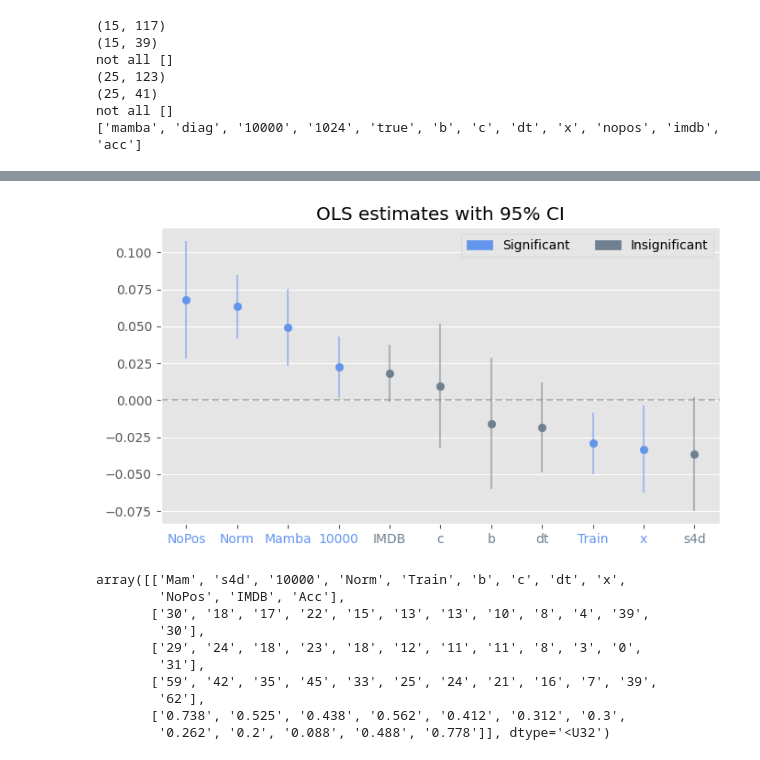
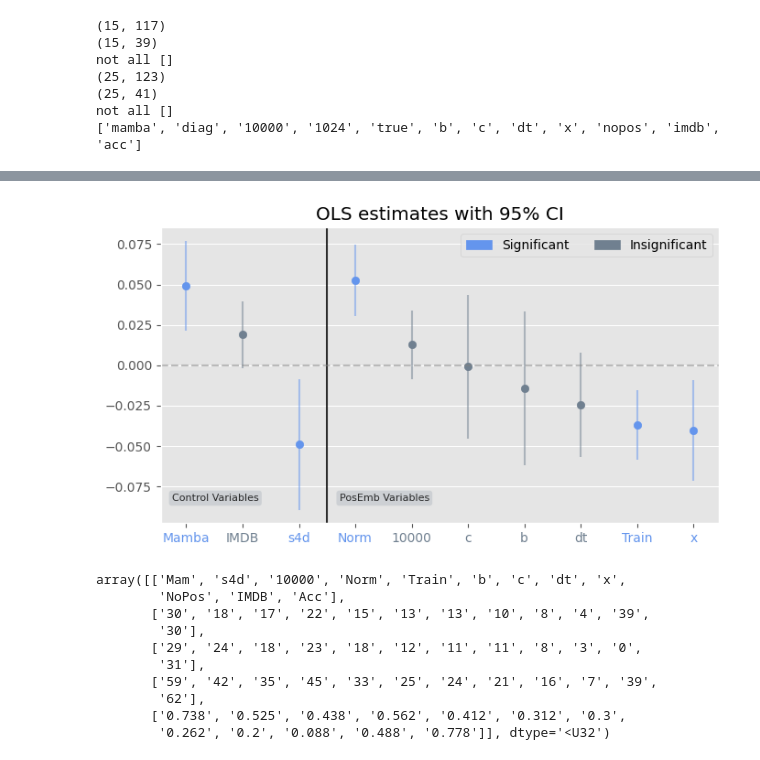
Before and after one commit to KarlUlbaek/Deep-Learning-with-State-Spaces-for-Efficient-Sequence-Modeling, a Jupyter notebook: code/src/s4_playground/plotting/pos_emb.ipynb, the cells around one changed output, grey strips where cells are left out. Saved outputs shown, nothing was run; the diff lists cells and outputs as text; code cells hidden in the pictures.

```diff
--- a/code/src/s4_playground/plotting/pos_emb.ipynb
+++ b/code/src/s4_playground/plotting/pos_emb.ipynb
@@ -120,12 +120,23 @@ not all []
 ['mamba', 'diag', '10000', '1024', 'true', 'b', 'c', 'dt', 'x', 'nopos', 'imdb', 'acc']
 # %%
 #print(list(zip(all_vars, imdb_ols_data.mean(axis=0))))
-print(all_vars)
+
+imdb_ols_data, all_vars = OSL_data_old(path="data/exp2/IMDBtoken_pos2_val_OLD.csv")
+cifar10_ols_data, _ = OSL_data_old(path = "data/exp2/CIFAR10cons_pos2_val_OLD.csv")
+
+
 print("cifar", cifar10_ols_data.mean(axis=0).round(2))
 print("imdb", imdb_ols_data.mean(axis=0).round(2))
 combined = np.vstack((cifar10_ols_data, imdb_ols_data))
+
+
+no_pos_ = True
+if no_pos_:
+   combined = np.delete(combined, -3, axis=1)
+   all_vars.pop(-3)
+
+print(all_vars)
 print("combined", combined.mean(axis=0).round(2))
 print("combined shape:", combined.shape)
-
 #print(cifar10_ols_data.round(2))
 # %% [output]
@@ -180,37 +221,50 @@ import matplotlib.pyplot as plt
 plt.style.use("ggplot")
 num_vars = len(fit.params[1:])
 
+
 params_ = np.array(fit.params[1:])
-all_vars_ = np.array(["Mamba", "s4d", "10000", "Norm", "Train", "b", "c", "dt", "x", "NoPos","IMDB"])#np.array(all_vars[:-1])
-print("old names", all_vars)
-print("new names",all_vars_)
-se_ = np.array(fit.bse[1:])
-sorted_args = np.argsort(params_)[::-1]
-print(sorted_args)
-print(params_)
+if no_pos_:
+   all_vars_ = np.array(["Mamba", "s4d", "10000", "Norm", "Train", "b", "c", "dt", "x","IMDB"])
+else:
+   all_vars_ = np.array(["Mamba", "s4d", "10000", "Norm", "Train", "b", "c", "dt", "x", "NoPos","IMDB"])#np.array(all_vars[:-1])
+not_pos_vars_idx = [0,1,len(params_)-1]
+tmp = ((0,not_pos_vars_idx),
+       (len(not_pos_vars_idx), [idx for idx in list(range(len(params_))) if idx not in not_pos_vars_idx]))
+plt.figure(figsize=(7,4))
+#xtick_idx = []
+colors = []
+for off_set, range_ in tmp:
+   print(range_)
+   print("old names", all_vars)
+   print("new names",all_vars_)
+   se_ = np.array(fit.bse[1:])[range_]
+   sorted_args = np.argsort(params_[range_])[::-1]
+   # print(sorted_args)
+   # print(params_)
 
-params = params_[sorted_args]
-se = se_[sorted_args]
-all_var_names = all_vars_[sorted_args]
+   params = params_[range_][sorted_args]
+   se = se_[sorted_args]
+   all_var_names = all_vars_[range_][sorted_args]
 
 
-colors = []
-plt.figure(figsize=(7,4))
-ax = plt.subplot(111)
-for i in range(num_vars):
-   if ((params[i]-1.96*se[i] < 0) and  (params[i]+1.96*se[i] < 0))  or ((params[i]-1.96*se[i] > 0) and  (params[i]+1.96*se[i] > 0)):
-      color="cornflowerblue"
-      alpha=1.
-   else:
-      color="slategray"
-      alpha=0.6
-   colors.append(color)
-   plt.scatter(i, params[i], color=color)
-   plt.vlines(i, params[i]-1.96*se[i], params[i]+1.96*se[i], color=color, alpha=0.5)
+   ax = plt.subplot(111)
+   for i in range(len(range_)):
+      if ((params[i]-1.96*se[i] < 0) and  (params[i]+1.96*se[i] < 0))  or ((params[i]-1.96*se[i] > 0) and  (params[i]+1.96*se[i] > 0)):
+         color="cornflowerblue"
+         alpha=1.
+      else:
+         color="slategray"
+         alpha=0.6
+      colors.append(color)
+      #xtick_idx.append(i+off_set)
+      plt.scatter(i+off_set, params[i], color=color)
+      plt.vlines(i+off_set, params[i]-1.96*se[i], params[i]+1.96*se[i], color=color, alpha=0.5)
 
-plt.xticks(range(num_vars), all_var_names)
-for xtick, color in zip(ax.get_xticklabels(), colors):
-    xtick.set_color(color)
+plt.xticks(range(num_vars), np.concatenate((np.array(["Mamba", "IMDB", "s4d"]), all_var_names)))
+xticks = [tick for tick in ax.get_xticklabels()]
+
+for ax_, color in zip(ax.get_xticklabels(), colors):
+    ax_.set_color(color)
 
 import matplotlib.patches as mpatches
 red_patch = [
@@ -220,9 +274,23 @@ red_patch = [
 
 plt.legend(handles=red_patch, ncol=2)
 
+plt.axvline(2.5,color="black", alpha=0.8)
 plt.axhline(0, color="gray", alpha=0.5, linestyle="--")
 plt.grid(axis="x")
 plt.title("OLS estimates with 95% CI")
 plt.tight_layout()
+
+props = dict(boxstyle='round', facecolor='slategray', alpha=0.2)
+ctr_vars = "Control Variables"
+ax.text(0.02, 0.1, ctr_vars, transform=ax.transAxes, fontsize=8,color="black", alpha=0.8,
+        verticalalignment='top', bbox=props)
+indent = 0.3
+ctr_vars = "PosEmb Variables"
+if no_pos_:
+   indent+=0.02
+ax.text(indent,0.1, ctr_vars, transform=ax.transAxes, fontsize=8, color="black", alpha=0.8,
+        verticalalignment='top', bbox=props)
+
+
 plt.savefig(f"data/exp2/ols_coef_ci_pos_emb.png", dpi=200)
 # %% [output]
@@ -234,4 +303,4 @@ new names ['Mamba' 's4d' '10000' 'Norm' 'Train' 'b' 'c' 'dt' 'x' 'NoPos' 'IMDB']
-[figure, old version]
+[figure, new version]
 # %%
 all_vars__ = np.array(["Mam", "s4d", "10000", "Norm", "Train", "b", "c", "dt", "x", "NoPos", "IMDB", "Acc"])
 
```
Also changed, not shown: parts of 6 cells of this notebook, 9 other files.
